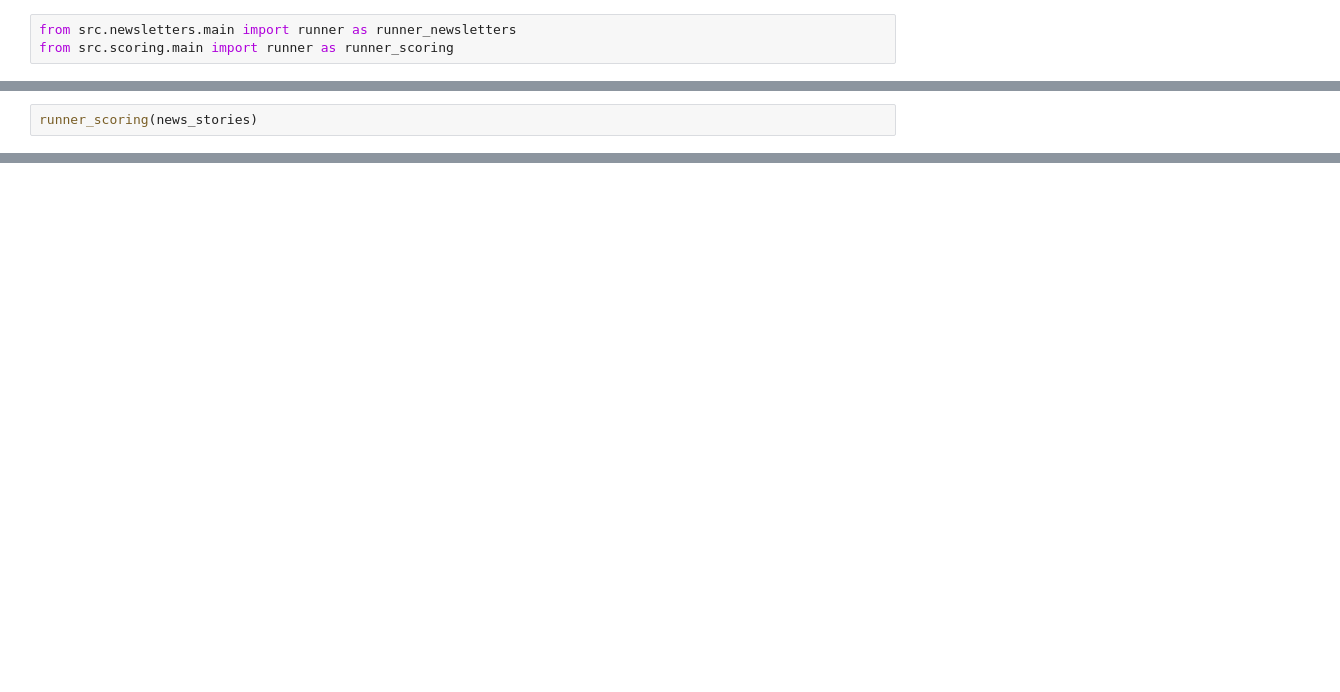
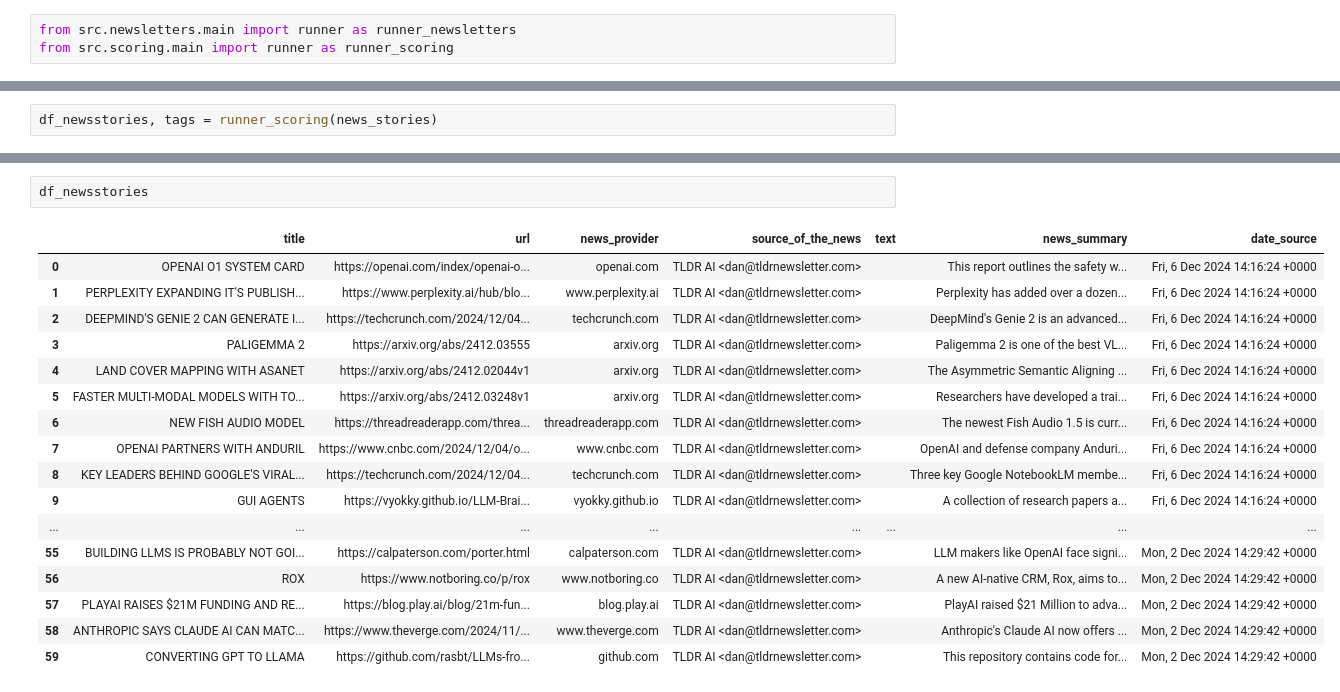
Before and after one commit to bcrestel/automatic_newsletter, a Jupyter notebook: notebooks/experimentations/test_newsletters_main.ipynb, the cells around one changed output, grey strips where cells are left out. Saved outputs shown, nothing was run; the diff lists cells and outputs as text; blank space fills up the shorter version.

Commit message:
Fix tldr_parser -- clean up url's & add news_provider

```diff
--- a/notebooks/experimentations/test_newsletters_main.ipynb
+++ b/notebooks/experimentations/test_newsletters_main.ipynb
@@ -34,3 +34,3 @@ news_stories
 # %%
-runner_scoring(news_stories)
+df_newsstories, tags = runner_scoring(news_stories)
 # %% [output]
@@ -54,0 +38,20 @@ runner_scoring(news_stories)
+# %%
+df_newsstories
+# %% [output]
+|  | title | url | news_provider | source_of_the_news | text | news_summary | date_source |
+| 0 | OPENAI O1 SYSTEM CARD | https://openai.com/index/openai-o... | openai.com | TLDR AI <dan@tldrnewsletter.com> |  | This report outlines the safety w... | Fri, 6 Dec 2024 14:16:24 +0000 |
+| 1 | PERPLEXITY EXPANDING IT'S PUBLISH... | https://www.perplexity.ai/hub/blo... | www.perplexity.ai | TLDR AI <dan@tldrnewsletter.com> |  | Perplexity has added over a dozen... | Fri, 6 Dec 2024 14:16:24 +0000 |
+| 2 | DEEPMIND'S GENIE 2 CAN GENERATE I... | https://techcrunch.com/2024/12/04... | techcrunch.com | TLDR AI <dan@tldrnewsletter.com> |  | DeepMind's Genie 2 is an advanced... | Fri, 6 Dec 2024 14:16:24 +0000 |
+| 3 | PALIGEMMA 2 | https://arxiv.org/abs/2412.03555 | arxiv.org | TLDR AI <dan@tldrnewsletter.com> |  | Paligemma 2 is one of the best VL... | Fri, 6 Dec 2024 14:16:24 +0000 |
+| 4 | LAND COVER MAPPING WITH ASANET | https://arxiv.org/abs/2412.02044v1 | arxiv.org | TLDR AI <dan@tldrnewsletter.com> |  | The Asymmetric Semantic Aligning ... | Fri, 6 Dec 2024 14:16:24 +0000 |
+| 5 | FASTER MULTI-MODAL MODELS WITH TO... | https://arxiv.org/abs/2412.03248v1 | arxiv.org | TLDR AI <dan@tldrnewsletter.com> |  | Researchers have developed a trai... | Fri, 6 Dec 2024 14:16:24 +0000 |
+| 6 | NEW FISH AUDIO MODEL | https://threadreaderapp.com/threa... | threadreaderapp.com | TLDR AI <dan@tldrnewsletter.com> |  | The newest Fish Audio 1.5 is curr... | Fri, 6 Dec 2024 14:16:24 +0000 |
+| 7 | OPENAI PARTNERS WITH ANDURIL | https://www.cnbc.com/2024/12/04/o... | www.cnbc.com | TLDR AI <dan@tldrnewsletter.com> |  | OpenAI and defense company Anduri... | Fri, 6 Dec 2024 14:16:24 +0000 |
+| 8 | KEY LEADERS BEHIND GOOGLE'S VIRAL... | https://techcrunch.com/2024/12/04... | techcrunch.com | TLDR AI <dan@tldrnewsletter.com> |  | Three key Google NotebookLM membe... | Fri, 6 Dec 2024 14:16:24 +0000 |
+| 9 | GUI AGENTS | https://vyokky.github.io/LLM-Brai... | vyokky.github.io | TLDR AI <dan@tldrnewsletter.com> |  | A collection of research papers a... | Fri, 6 Dec 2024 14:16:24 +0000 |
+| ... | ... | ... | ... | ... | ... | ... | ... |
+| 55 | BUILDING LLMS IS PROBABLY NOT GOI... | https://calpaterson.com/porter.html | calpaterson.com | TLDR AI <dan@tldrnewsletter.com> |  | LLM makers like OpenAI face signi... | Mon, 2 Dec 2024 14:29:42 +0000 |
+| 56 | ROX | https://www.notboring.co/p/rox | www.notboring.co | TLDR AI <dan@tldrnewsletter.com> |  | A new AI-native CRM, Rox, aims to... | Mon, 2 Dec 2024 14:29:42 +0000 |
+| 57 | PLAYAI RAISES $21M FUNDING AND RE... | https://blog.play.ai/blog/21m-fun... | blog.play.ai | TLDR AI <dan@tldrnewsletter.com> |  | PlayAI raised $21 Million to adva... | Mon, 2 Dec 2024 14:29:42 +0000 |
+| 58 | ANTHROPIC SAYS CLAUDE AI CAN MATC... | https://www.theverge.com/2024/11/... | www.theverge.com | TLDR AI <dan@tldrnewsletter.com> |  | Anthropic's Claude AI now offers ... | Mon, 2 Dec 2024 14:29:42 +0000 |
+| 59 | CONVERTING GPT TO LLAMA | https://github.com/rasbt/LLMs-fro... | github.com | TLDR AI <dan@tldrnewsletter.com> |  | This repository contains code for... | Mon, 2 Dec 2024 14:29:42 +0000 |
```
Also changed, not shown: parts of 4 cells of this notebook, 8 other files.
